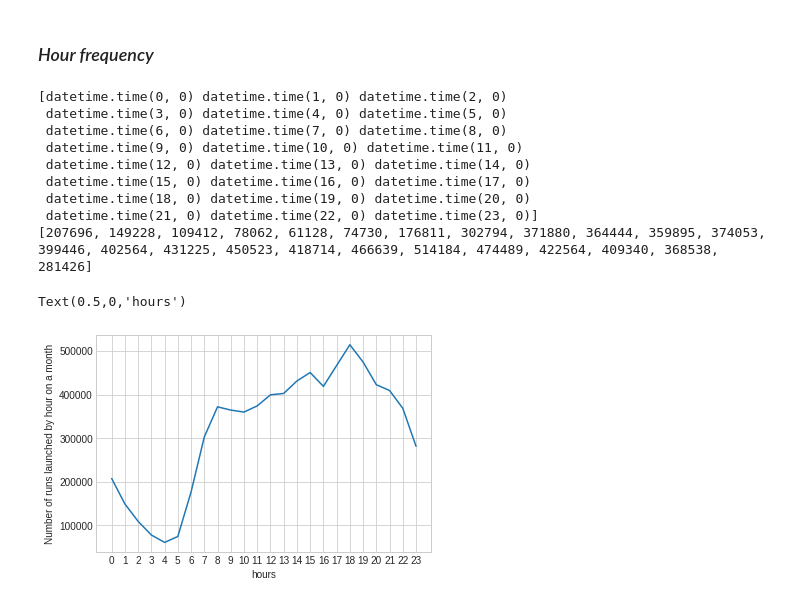
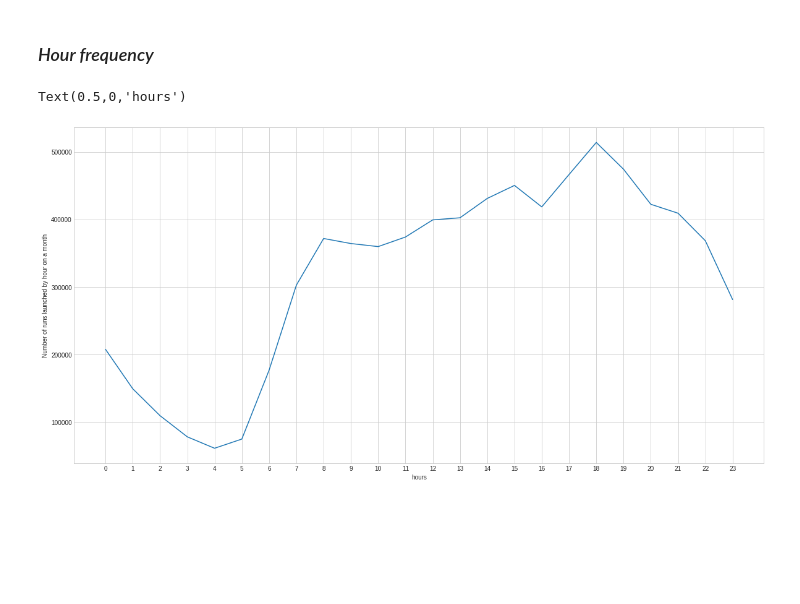
Before and after one commit to timnll/ProjetBigData, a Jupyter notebook: NYC_Taxi_Records.ipynb, the cells around one changed output. Saved outputs shown, nothing was run; the diff lists cells and outputs as text; code cells hidden in the pictures; blank space fills up the shorter version.

```diff
--- a/NYC_Taxi_Records.ipynb
+++ b/NYC_Taxi_Records.ipynb
@@ -105,34 +105,25 @@ runs_2019_01
 # %%
 frequency_by_hour = []
 runs = []
 hour = pd.date_range("00:00", "23:00",freq="1H").time
 
 for hour in hour:
   if hour == datetime.time(23, 0):
       runs = runs_2019_01[runs_2019_01['tpep_pickup_datetime'].dt.time.between(hour, (datetime.datetime.combine(datetime.date(1,1,1),hour) + datetime.timedelta(seconds=3599)).time())]
       frequency_by_hour.append(len(runs))
   else:
     runs = runs_2019_01[runs_2019_01['tpep_pickup_datetime'].dt.time.between(hour, (datetime.datetime.combine(datetime.date(1,1,1),hour) + datetime.timedelta(hours=1)).time())]
     frequency_by_hour.append(len(runs))
 
 #print(frequency_by_hour)
 hours=[0, 1, 2, 3, 4, 5, 6, 7, 8, 9, 10, 11, 12, 13, 14, 15, 16, 17, 18, 19, 20, 21, 22, 23] #x label
 
+plt.figure(figsize=(20,10))
 ax = plt.axes()
-
 ax.plot(hours,frequency_by_hour)
 plt.xticks(np.arange(min(hours), max(hours)+1, 1.0))
 plt.ylabel("Number of runs launched by hour on a month")
 plt.xlabel("hours")
 # %% [output]
-[datetime.time(0, 0) datetime.time(1, 0) datetime.time(2, 0)
- datetime.time(3, 0) datetime.time(4, 0) datetime.time(5, 0)
- datetime.time(6, 0) datetime.time(7, 0) datetime.time(8, 0)
- datetime.time(9, 0) datetime.time(10, 0) datetime.time(11, 0)
- datetime.time(12, 0) datetime.time(13, 0) datetime.time(14, 0)
- datetime.time(15, 0) datetime.time(16, 0) datetime.time(17, 0)
- datetime.time(18, 0) datetime.time(19, 0) datetime.time(20, 0)
- datetime.time(21, 0) datetime.time(22, 0) datetime.time(23, 0)]
-[207696, 149228, 109412, 78062, 61128, 74730, 176811, 302794, 371880, 364444, 359895, 374053, 399446, 402564, 431225, 450523, 418714, 466639, 514184, 474489, 422564, 409340, 368538, 281426]
+Text(0.5,0,'hours')
-Text(0.5,0,'hours')
-[figure, old version]
+[figure, new version]
```
Also changed, not shown: parts of 2 cells of this notebook.
